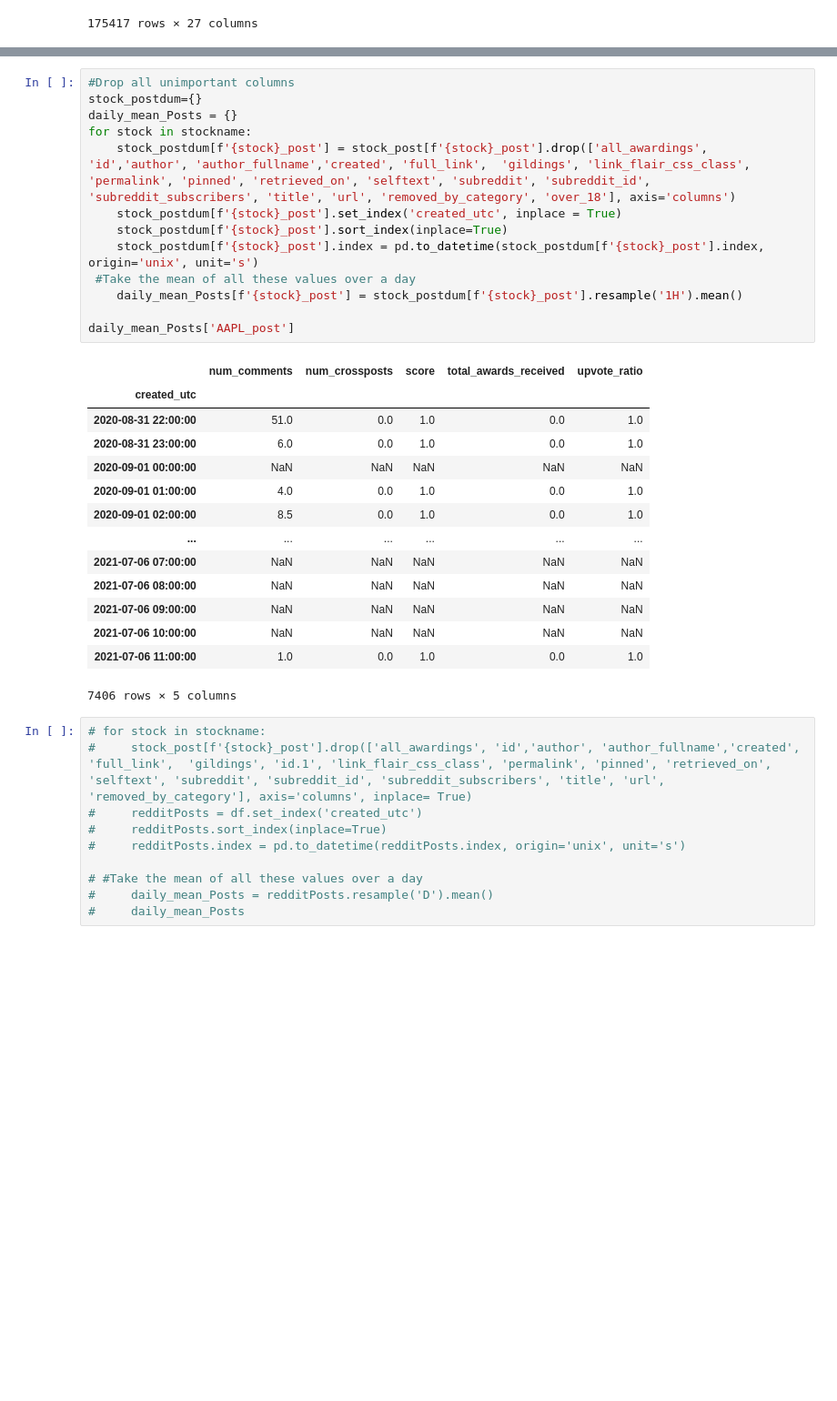
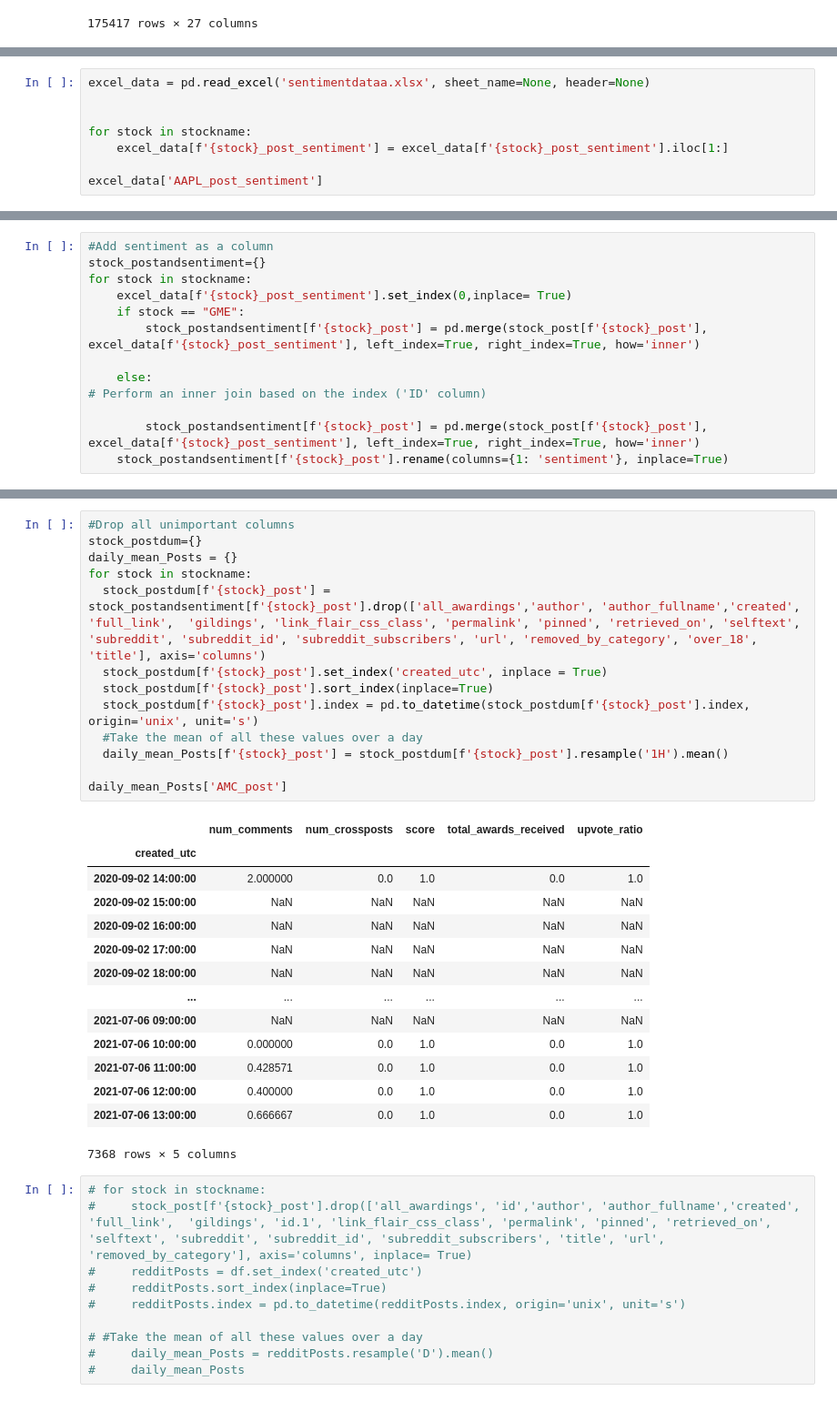
Before and after one commit to SaberQ19/socioPhysics_DiamondHands, a Jupyter notebook: xgBoost.ipynb, the cells around one changed output, grey strips where cells are left out. Shown at 91% size. Cells and saved outputs as stored; diff of their text form; blank space fills up the shorter version.

```diff
--- a/xgBoost.ipynb
+++ b/xgBoost.ipynb
@@ -127,0 +165,8 @@ data fetched. Accessible as <this-object>.df
+# %%
+excel_data = pd.read_excel('sentimentdataa.xlsx', sheet_name=None, header=None)
+
+
+for stock in stockname:
+    excel_data[f'{stock}_post_sentiment'] = excel_data[f'{stock}_post_sentiment'].iloc[1:]
+
+excel_data['AAPL_post_sentiment']
@@ -127,0 +187,13 @@ data fetched. Accessible as <this-object>.df
+# %%
+#Add sentiment as a column
+stock_postandsentiment={}
+for stock in stockname:
+    excel_data[f'{stock}_post_sentiment'].set_index(0,inplace= True)
+    if stock == "GME":
+        stock_postandsentiment[f'{stock}_post'] = pd.merge(stock_post[f'{stock}_post'], excel_data[f'{stock}_post_sentiment'], left_index=True, right_index=True, how='inner')
+
+    else:
+# Perform an inner join based on the index ('ID' column)
+
+        stock_postandsentiment[f'{stock}_post'] = pd.merge(stock_post[f'{stock}_post'], excel_data[f'{stock}_post_sentiment'], left_index=True, right_index=True, how='inner')
+    stock_postandsentiment[f'{stock}_post'].rename(columns={1: 'sentiment'}, inplace=True)
@@ -128,31 +216,31 @@ data fetched. Accessible as <this-object>.df
 # %%
 #Drop all unimportant columns
 stock_postdum={}
 daily_mean_Posts = {}
 for stock in stockname:
-    stock_postdum[f'{stock}_post'] = stock_post[f'{stock}_post'].drop(['all_awardings', 'id','author', 'author_fullname','created', 'full_link',  'gildings', 'link_flair_css_class', 'permalink', 'pinned', 'retrieved_on', 'selftext', 'subreddit', 'subreddit_id', 'subreddit_subscribers', 'title', 'url', 'removed_by_category', 'over_18'], axis='columns')
-    stock_postdum[f'{stock}_post'].set_index('created_utc', inplace = True)
-    stock_postdum[f'{stock}_post'].sort_index(inplace=True)
-    stock_postdum[f'{stock}_post'].index = pd.to_datetime(stock_postdum[f'{stock}_post'].index, origin='unix', unit='s')
- #Take the mean of all these values over a day
-    daily_mean_Posts[f'{stock}_post'] = stock_postdum[f'{stock}_post'].resample('1H').mean()
+  stock_postdum[f'{stock}_post'] = stock_postandsentiment[f'{stock}_post'].drop(['all_awardings','author', 'author_fullname','created', 'full_link',  'gildings', 'link_flair_css_class', 'permalink', 'pinned', 'retrieved_on', 'selftext', 'subreddit', 'subreddit_id', 'subreddit_subscribers', 'url', 'removed_by_category', 'over_18', 'title'], axis='columns')
+  stock_postdum[f'{stock}_post'].set_index('created_utc', inplace = True)
+  stock_postdum[f'{stock}_post'].sort_index(inplace=True)
+  stock_postdum[f'{stock}_post'].index = pd.to_datetime(stock_postdum[f'{stock}_post'].index, origin='unix', unit='s')
+  #Take the mean of all these values over a day
+  daily_mean_Posts[f'{stock}_post'] = stock_postdum[f'{stock}_post'].resample('1H').mean()
 
-daily_mean_Posts['AAPL_post']
+daily_mean_Posts['AMC_post']
 # %% [output]
 |  | num_comments | num_crossposts | score | total_awards_received | upvote_ratio |
 | created_utc |  |  |  |  |  |
-| 2020-08-31 22:00:00 | 51.0 | 0.0 | 1.0 | 0.0 | 1.0 |
-| 2020-08-31 23:00:00 | 6.0 | 0.0 | 1.0 | 0.0 | 1.0 |
-| 2020-09-01 00:00:00 | NaN | NaN | NaN | NaN | NaN |
-| 2020-09-01 01:00:00 | 4.0 | 0.0 | 1.0 | 0.0 | 1.0 |
-| 2020-09-01 02:00:00 | 8.5 | 0.0 | 1.0 | 0.0 | 1.0 |
+| 2020-09-02 14:00:00 | 2.000000 | 0.0 | 1.0 | 0.0 | 1.0 |
+| 2020-09-02 15:00:00 | NaN | NaN | NaN | NaN | NaN |
+| 2020-09-02 16:00:00 | NaN | NaN | NaN | NaN | NaN |
+| 2020-09-02 17:00:00 | NaN | NaN | NaN | NaN | NaN |
+| 2020-09-02 18:00:00 | NaN | NaN | NaN | NaN | NaN |
 | ... | ... | ... | ... | ... | ... |
-| 2021-07-06 07:00:00 | NaN | NaN | NaN | NaN | NaN |
-| 2021-07-06 08:00:00 | NaN | NaN | NaN | NaN | NaN |
 | 2021-07-06 09:00:00 | NaN | NaN | NaN | NaN | NaN |
-| 2021-07-06 10:00:00 | NaN | NaN | NaN | NaN | NaN |
-| 2021-07-06 11:00:00 | 1.0 | 0.0 | 1.0 | 0.0 | 1.0 |
+| 2021-07-06 10:00:00 | 0.000000 | 0.0 | 1.0 | 0.0 | 1.0 |
+| 2021-07-06 11:00:00 | 0.428571 | 0.0 | 1.0 | 0.0 | 1.0 |
+| 2021-07-06 12:00:00 | 0.400000 | 0.0 | 1.0 | 0.0 | 1.0 |
+| 2021-07-06 13:00:00 | 0.666667 | 0.0 | 1.0 | 0.0 | 1.0 |
-7406 rows × 5 columns
+7368 rows × 5 columns
 # %%
 # for stock in stockname:
 #     stock_post[f'{stock}_post'].drop(['all_awardings', 'id','author', 'author_fullname','created', 'full_link',  'gildings', 'id.1', 'link_flair_css_class', 'permalink', 'pinned', 'retrieved_on', 'selftext', 'subreddit', 'subreddit_id', 'subreddit_subscribers', 'title', 'url', 'removed_by_category'], axis='columns', inplace= True)
```
Also changed, not shown: parts of 23 cells of this notebook, 1 other file.
